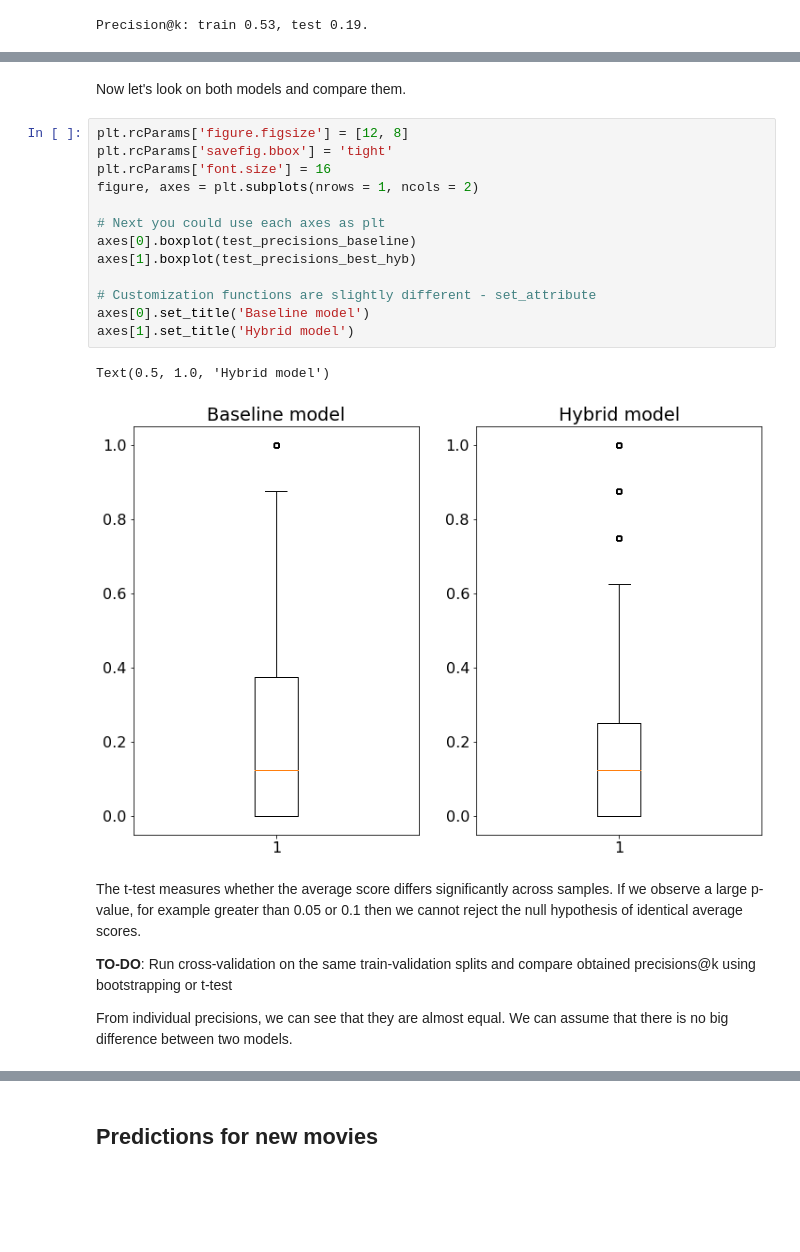
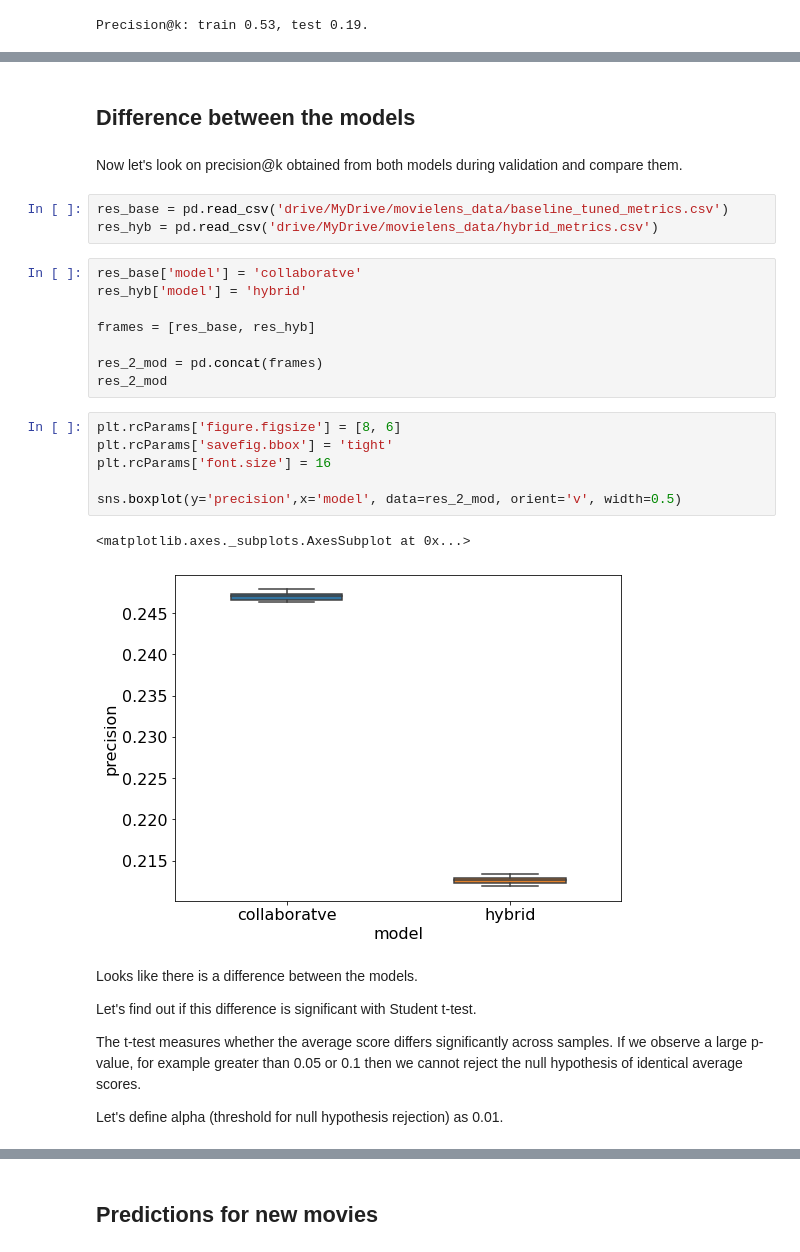
Before and after one commit to daria-nikanorova/Movies_Recommender, a Jupyter notebook: Movies_recommender.ipynb, the cells around one changed output, grey strips where cells are left out. Saved outputs shown, nothing was run; the diff lists cells and outputs as text; blank space fills up the shorter version.

Commit message:
Add model comparison

```diff
--- a/Movies_recommender.ipynb
+++ b/Movies_recommender.ipynb
@@ -1037,24 +1114,32 @@ Precision@k: train 0.53, test 0.19.
+# %% [markdown]
+## Difference between the models
 # %% [markdown]
-Now let's look on both models and compare them.
+Now let's look on precision@k obtained from both models during validation and compare them.
-# %%
-plt.rcParams['figure.figsize'] = [12, 8]
-plt.rcParams['savefig.bbox'] = 'tight'
-plt.rcParams['font.size'] = 16
-figure, axes = plt.subplots(nrows = 1, ncols = 2)
-
-# Next you could use each axes as plt
-axes[0].boxplot(test_precisions_baseline)
-axes[1].boxplot(test_precisions_best_hyb)
-
-# Customization functions are slightly different - set_attribute
-axes[0].set_title('Baseline model')
-axes[1].set_title('Hybrid model')
-# %% [output]
-Text(0.5, 1.0, 'Hybrid model')
-[figure, removed]
+# %%
+res_base = pd.read_csv('drive/MyDrive/movielens_data/baseline_tuned_metrics.csv')
+res_hyb = pd.read_csv('drive/MyDrive/movielens_data/hybrid_metrics.csv')
+# %%
+res_base['model'] = 'collaboratve'
+res_hyb['model'] = 'hybrid'
+
+frames = [res_base, res_hyb]
+
+res_2_mod = pd.concat(frames)
+res_2_mod
+# %%
+plt.rcParams['figure.figsize'] = [8, 6]
+plt.rcParams['savefig.bbox'] = 'tight'
+plt.rcParams['font.size'] = 16
+
+sns.boxplot(y='precision',x='model', data=res_2_mod, orient='v', width=0.5)
+# %% [output]
+<matplotlib.axes._subplots.AxesSubplot at 0x...>
+[figure, added]
 # %% [markdown]
+Looks like there is a difference between the models.
+
+Let's find out if this difference is significant with Student t-test.
+
 The t-test measures whether the average score differs significantly across samples. If we observe a large p-value, for example greater than 0.05 or 0.1 then we cannot reject the null hypothesis of identical average scores.
 
-**TO-DO**: Run cross-validation on the same train-validation splits and compare obtained precisions@k using bootstrapping or t-test
-
-From individual precisions, we can see that they are almost equal. We can assume that there is no big difference between two models.
+Let's define alpha (threshold for null hypothesis rejection) as 0.01.
```
Also changed, not shown: parts of 12 cells of this notebook.
